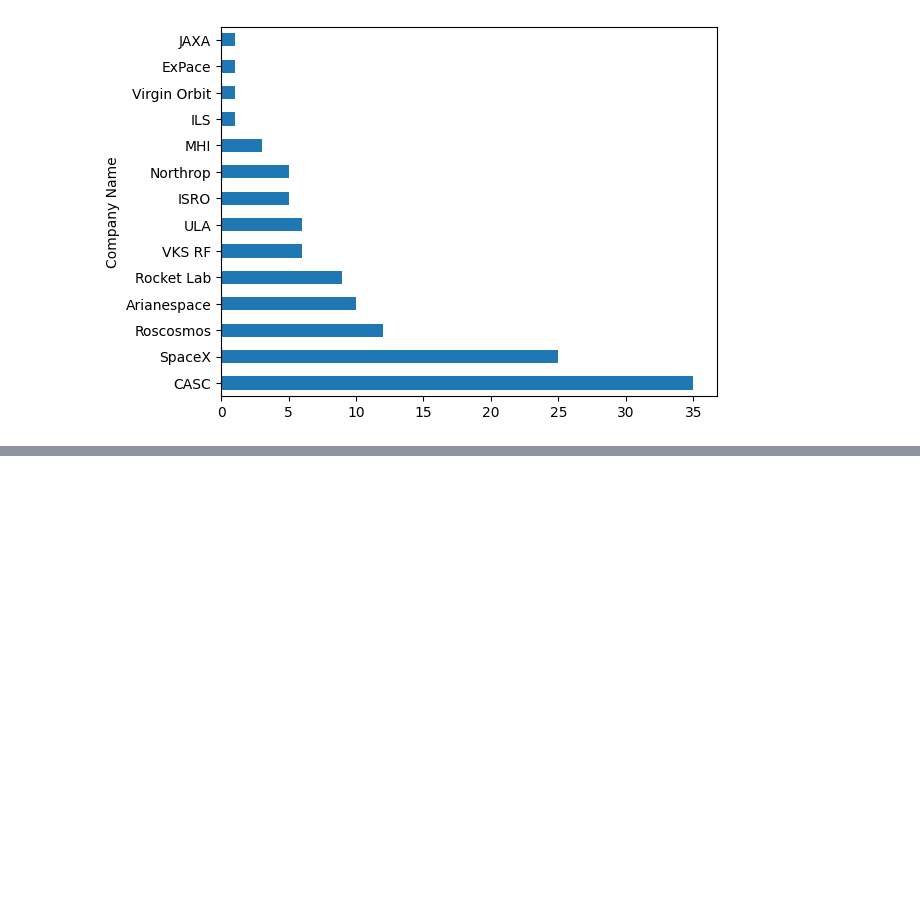
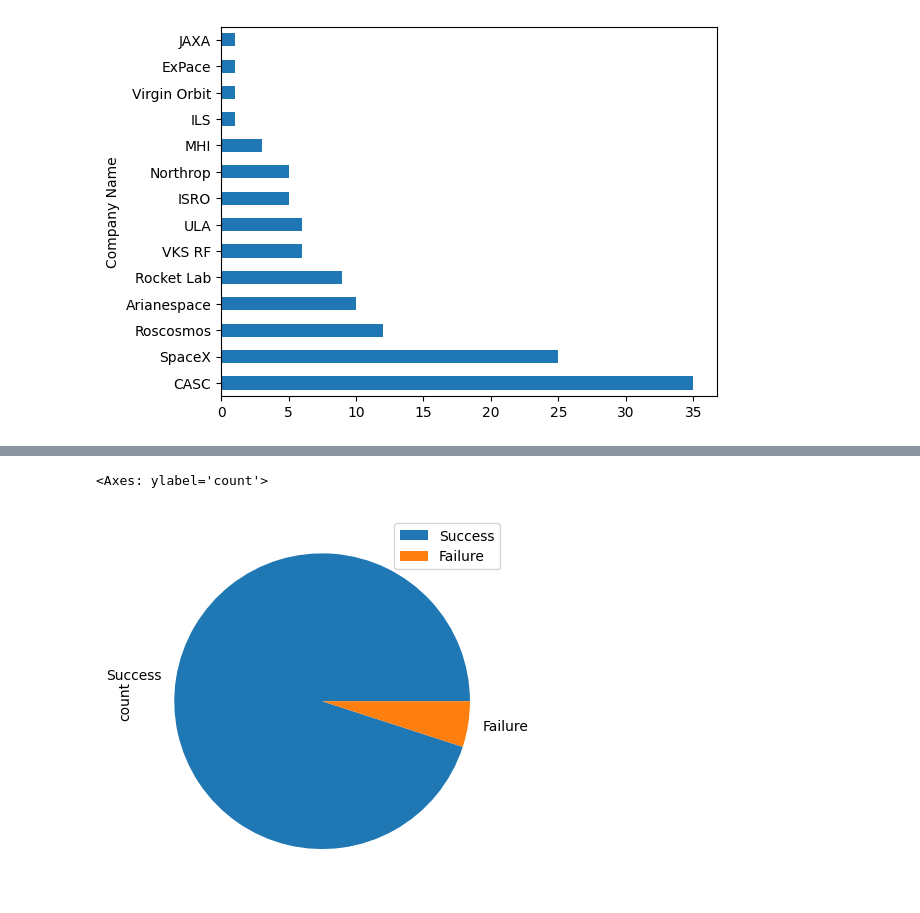
Before and after one commit to ljyGmail/pandas_in_action, a Jupyter notebook: ch14_visualization.ipynb, the cells around one changed output, grey strips where cells are left out. Drawn from its saved outputs; the diff is of its cells as text; code cells hidden in the pictures; blank space fills up the shorter version.

```diff
--- a/ch14_visualization.ipynb
+++ b/ch14_visualization.ipynb
@@ -117,0 +132,5 @@ space["Company Name"].value_counts().plot(kind="barh")
+# %%
+space["Status"].value_counts().plot(kind="pie", legend=True)
+# %% [output]
+<Axes: ylabel='count'>
+[figure, added]
```
Also changed, not shown: parts of 3 cells of this notebook.
